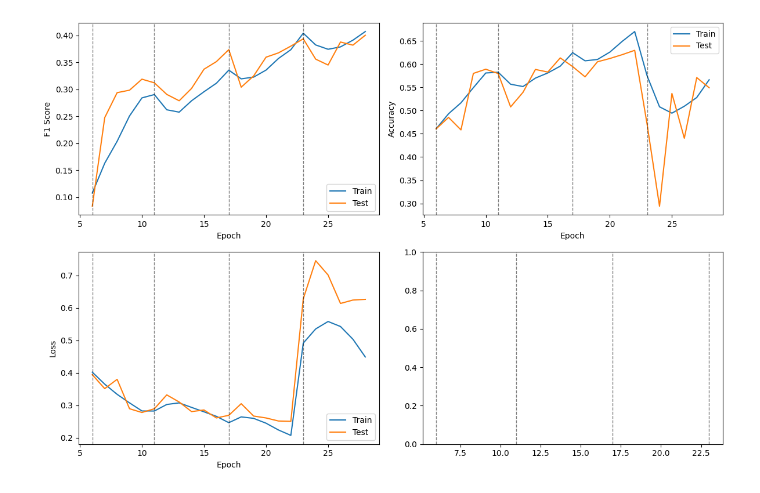
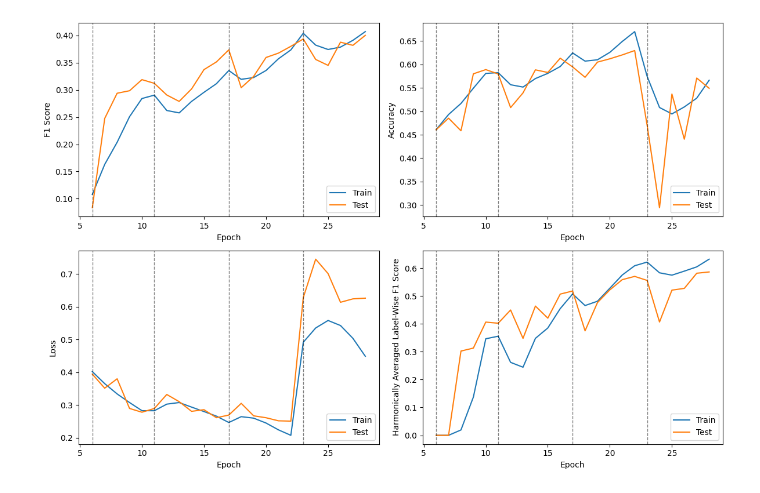
Before and after one commit to griffinfarrow/bhf_classification, a Jupyter notebook: ecg_classification_model/analyse_training_progress.ipynb, the cells around one changed output. Drawn from its saved outputs; the diff is of its cells as text; code cells hidden in the pictures.

```diff
--- a/ecg_classification_model/analyse_training_progress.ipynb
+++ b/ecg_classification_model/analyse_training_progress.ipynb
@@ -29,36 +29,36 @@ reset_epochs = [6, 11, 17, 23]
 fig, ax = plt.subplots(2, 2, figsize = (12, 8))
 
 ax[0,0].plot(data['Epoch'], data['Train Avg F1 Score'], label = 'Train')
 ax[0,0].plot(data['Epoch'], data['Val Avg F1 Score'], label = 'Test')
 ax[0,0].set_xlabel('Epoch')
 ax[0,0].set_ylabel('F1 Score')
-ax[0,0].legend()
+ax[0,0].legend(loc='lower right')
 
 ax[0,1].plot(data['Epoch'], data['Train Accuracy'], label = 'Train')
 ax[0,1].plot(data['Epoch'], data['Val Accuracy'], label = 'Test')
 ax[0,1].set_xlabel('Epoch')
 ax[0,1].set_ylabel('Accuracy')
-ax[0,1].legend()
+ax[0,1].legend(loc='lower right')
 
 ax[1,0].plot(data['Epoch'], data['Train loss'], label = 'Train')
 ax[1,0].plot(data['Epoch'], data['Val Loss'], label = 'Test')
 ax[1,0].set_xlabel('Epoch')
 ax[1,0].set_ylabel('Loss')
-ax[1,0].legend()
+ax[1,0].legend(loc='lower right')
 
 ax[1,1].plot(data['Epoch'], data['Train Label-Harm-Average F1 Score'], label = 'Train')
 ax[1,1].plot(data['Epoch'], data['Val Label-Harm-Average F1 Score'], label = 'Test')
 ax[1,1].set_xlabel('Epoch')
-ax[1,1].set_ylabel('Loss')
-ax[1,1].legend()
+ax[1,1].set_ylabel('Harmonically Averaged Label-Wise F1 Score')
+ax[1,1].legend(loc='lower right')
 
 
 for epoch in reset_epochs:
     ax[0,0].axvline(epoch, color = 'k', linestyle = '--', alpha = 0.5, lw=1)
     ax[0,1].axvline(epoch, color = 'k', linestyle = '--', alpha = 0.5, lw=1)
     ax[1,0].axvline(epoch, color = 'k', linestyle = '--', alpha = 0.5, lw=1)
     ax[1,1].axvline(epoch, color = 'k', linestyle = '--', alpha = 0.5, lw=1)
 
 fig.tight_layout()
 # %% [output]
-[figure, old version]
+[figure, new version]
```
